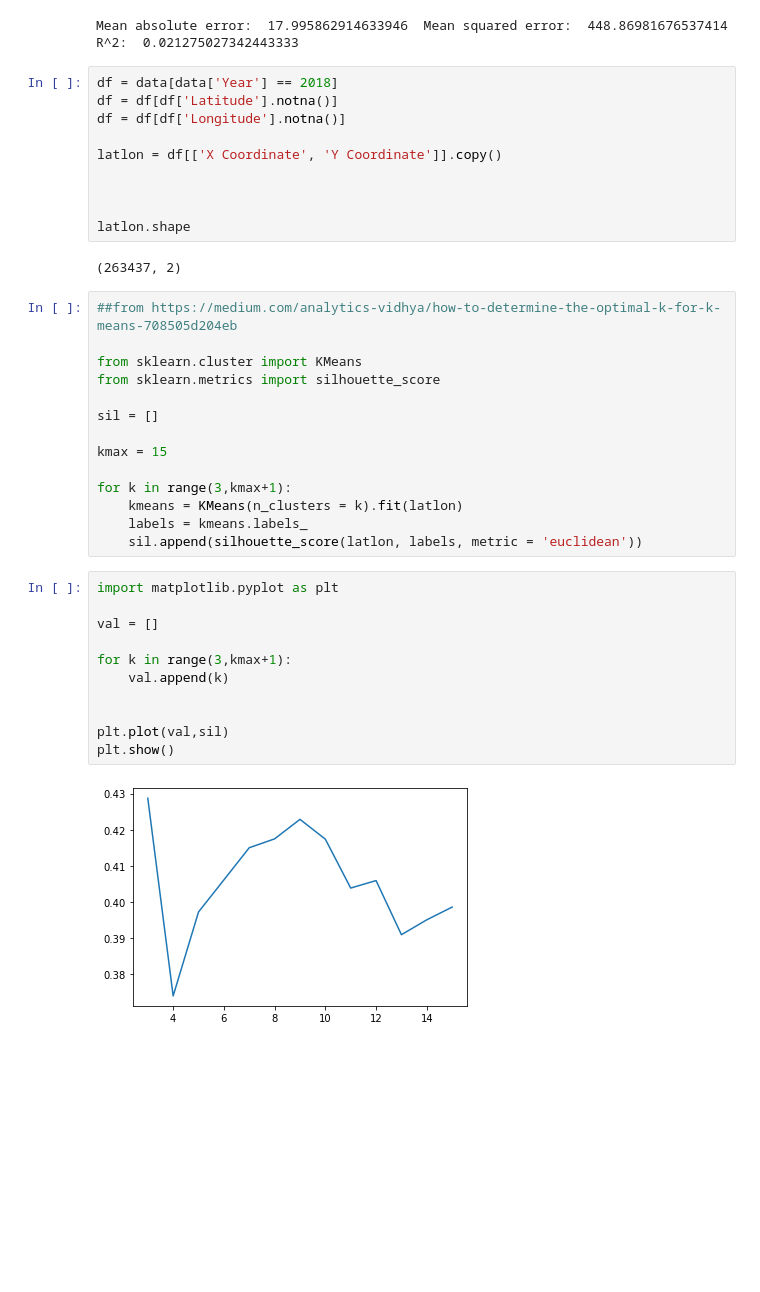
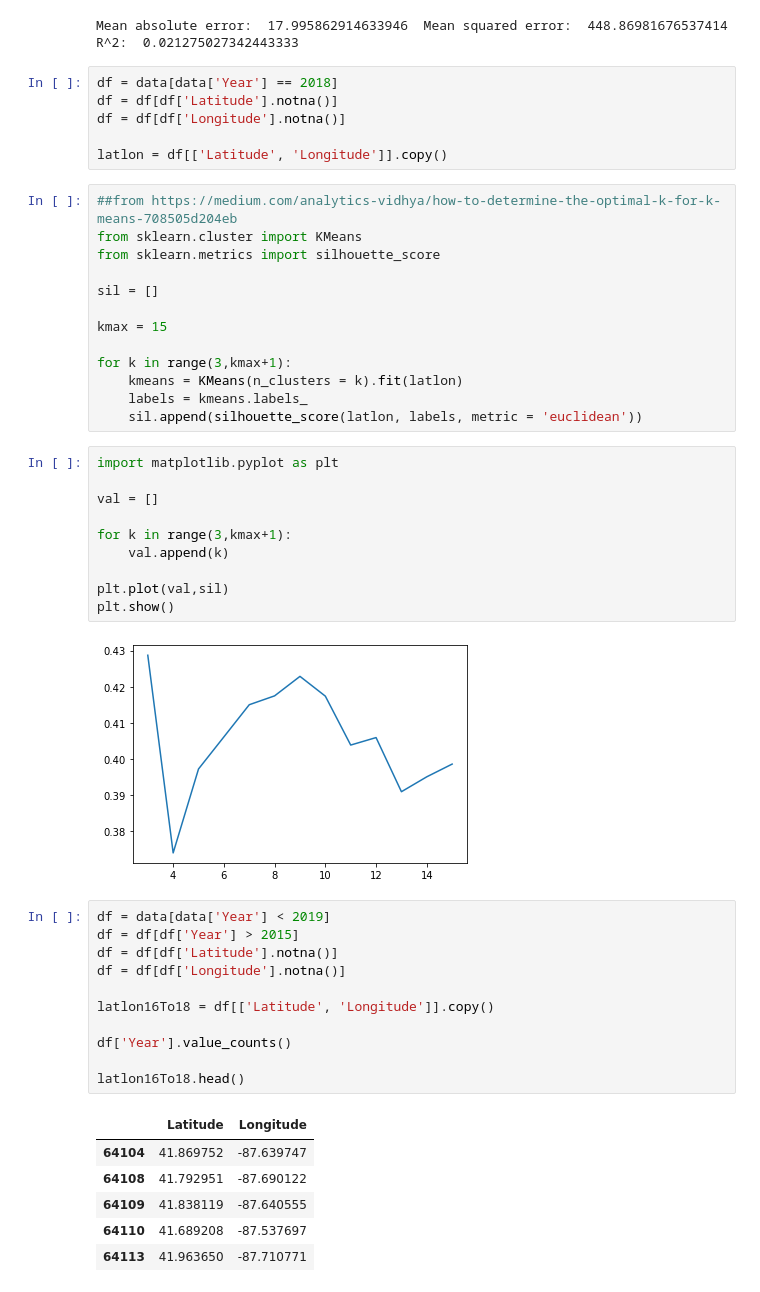
Before and after one commit to emmy0021/ChicagoCrimeAnalysis, a Jupyter notebook: predictTest.ipynb, the cells around one changed output. Drawn from its saved outputs; the diff is of its cells as text; blank space fills up the shorter version.

```diff
--- a/predictTest.ipynb
+++ b/predictTest.ipynb
@@ -202,16 +202,9 @@ df = data[data['Year'] == 2018]
 df = df[df['Latitude'].notna()]
 df = df[df['Longitude'].notna()]
 
-latlon = df[['X Coordinate', 'Y Coordinate']].copy()
-
-
-
-latlon.shape
+latlon = df[['Latitude', 'Longitude']].copy()
-# %% [output]
-(263437, 2)
 # %%
 ##from https://medium.com/analytics-vidhya/how-to-determine-the-optimal-k-for-k-means-708505d204eb
-
 from sklearn.cluster import KMeans
 from sklearn.metrics import silhouette_score
 
@@ -231,8 +224,25 @@ val = []
 for k in range(3,kmax+1):
     val.append(k)
 
-
 plt.plot(val,sil)
 plt.show()
 # %% [output]
 [figure]
+# %%
+df = data[data['Year'] < 2019]
+df = df[df['Year'] > 2015]
+df = df[df['Latitude'].notna()]
+df = df[df['Longitude'].notna()]
+
+latlon16To18 = df[['Latitude', 'Longitude']].copy()
+
+df['Year'].value_counts()
+
+latlon16To18.head()
+# %% [output]
+|  | Latitude | Longitude |
+| 64104 | 41.869752 | -87.639747 |
+| 64108 | 41.792951 | -87.690122 |
+| 64109 | 41.838119 | -87.640555 |
+| 64110 | 41.689208 | -87.537697 |
+| 64113 | 41.963650 | -87.710771 |
```
Also changed, not shown: parts of 3 cells of this notebook.
